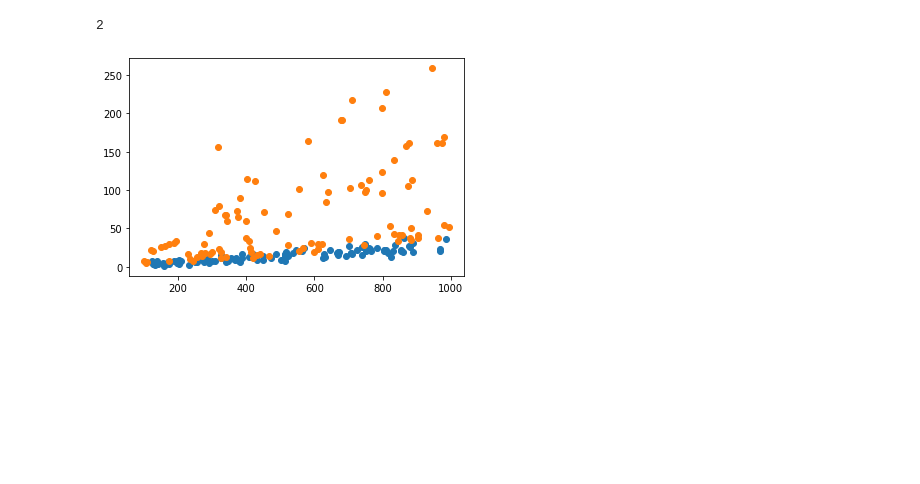
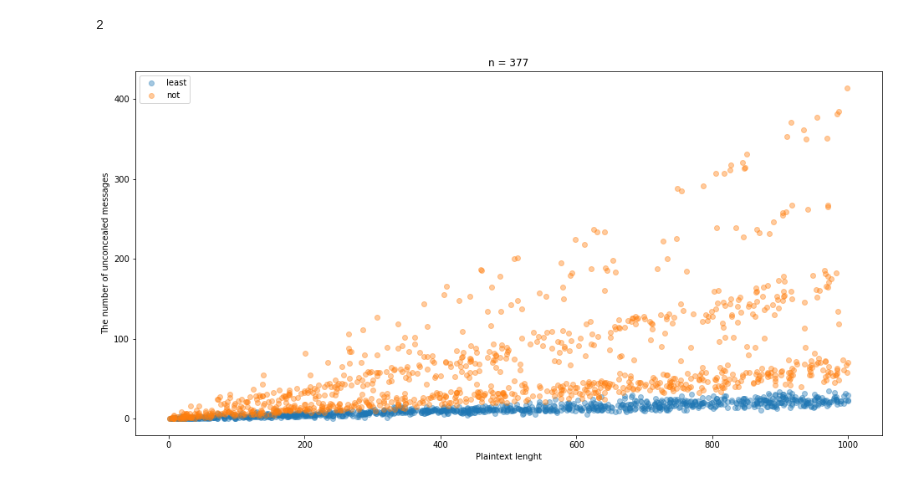
Before and after one commit to tackulus/206428, a Jupyter notebook: RSA.ipynb, the cells around one changed output. Saved outputs shown, nothing was run; the diff lists cells and outputs as text; code cells hidden in the pictures; blank space fills up the shorter version.

```diff
--- a/RSA.ipynb
+++ b/RSA.ipynb
@@ -82,7 +82,7 @@ def randomParams(minp, maxp):
     phi = PhiPrime(p, q)
     return n, p, q, phi
 # %%
-def simulator2(minp, maxp, rep=1, minl=100, maxl=1000):
+def simulator2(minp, maxp, rep=1, minl=1, maxl=1000):
     n, p, q, phi = randomParams(minp, maxp)
     klst = KeyList(phi)
     UCC = lambda e: UCCnumber(e,p,q)
@@ -108,11 +108,23 @@ def simulator2(minp, maxp, rep=1, minl=100, maxl=1000):
     l = subsimulator(klst_least)
     t = subsimulator(klst_not)
 
-    return l, t
+    return n, p, q, l, t
 
-l, t = simulator2(10, 30, rep=100)
-plt.scatter(x=l['lenght'], y=l['UCC'], label='least')
-plt.scatter(x=t['lenght'], y=t['UCC'], label="not")
-plt.show()
+n, *_, l, t = simulator2(10, 30, rep=1000)
-# %% [output]
-[figure, removed]
+# %%
+def plotsim2(l, t, figsize=(16,8)):
+    plt.figure(figsize=figsize)
+    # plt.axhline(y=9, ls='--', color='000000', alpha=0.8)
+    # alphas = [1, 0.8, 0.4]
+    plt.scatter(x=l['lenght'], y=l['UCC'], alpha=0.4, label='least')
+    plt.scatter(x=t['lenght'], y=t['UCC'], alpha=0.4, label="not")
+
+    plt.title(f"n = {n}")
+    plt.xlabel('Plaintext lenght')
+    plt.ylabel('The number of unconcealed messages')
+    plt.legend()
+    plt.show()
+
+plotsim2(l, t)
+# %% [output]
+[figure, added]
```
Also changed, not shown: parts of 2 cells of this notebook.
